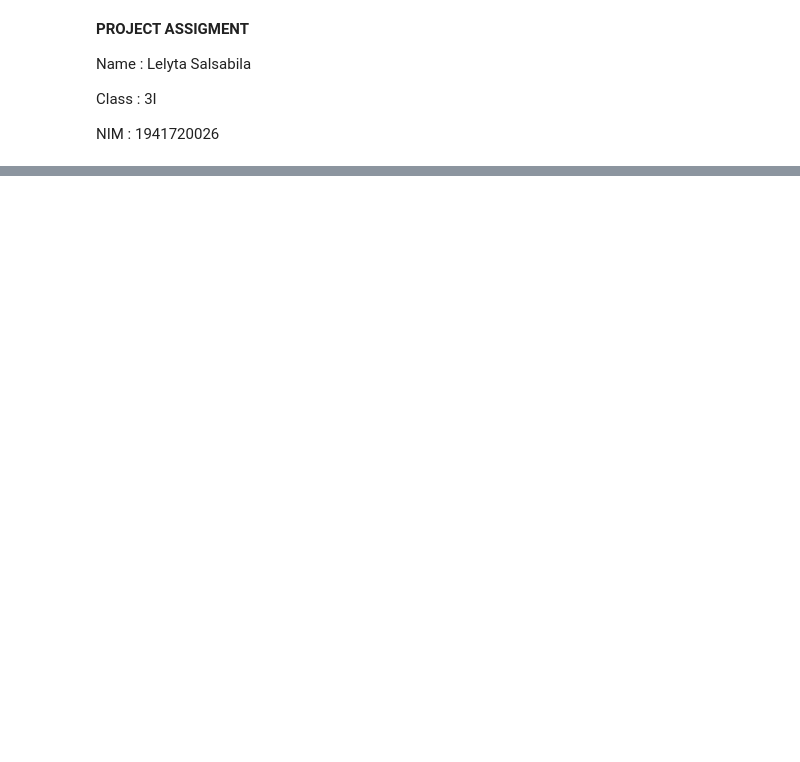
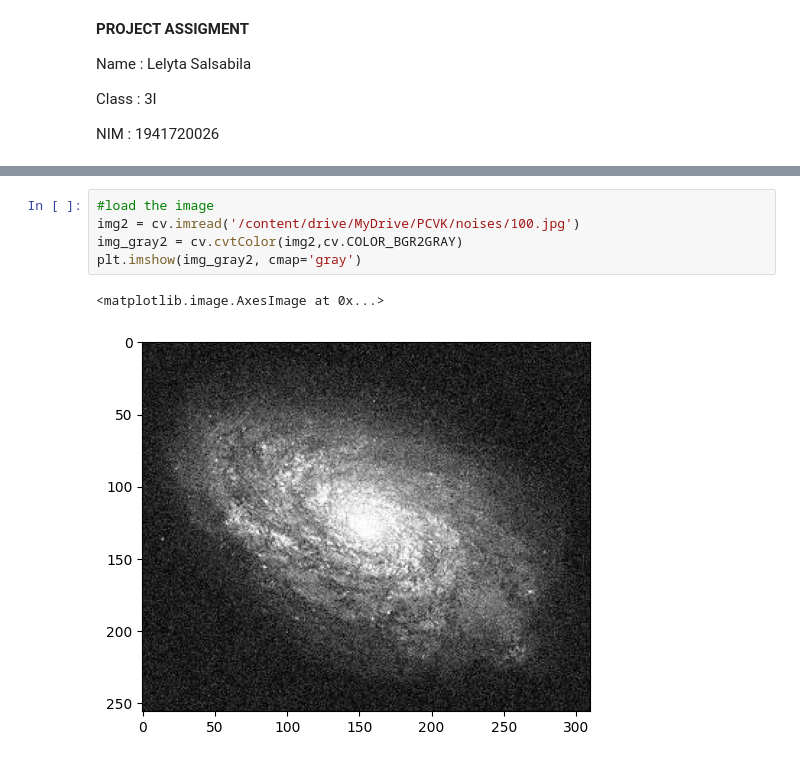
Before and after one commit to lelyta30/PCVK_GENAP_2023, a Jupyter notebook: week_8.ipynb, the cells around one changed output, grey strips where cells are left out. Drawn from its saved outputs; the diff is of its cells as text; blank space fills up the shorter version.

```diff
--- a/week_8.ipynb
+++ b/week_8.ipynb
@@ -243,0 +205,8 @@ array([[174, 173, 173, ..., 187, 158, 116],
+# %%
+#load the image
+img2 = cv.imread('/content/drive/MyDrive/PCVK/noises/100.jpg')
+img_gray2 = cv.cvtColor(img2,cv.COLOR_BGR2GRAY)
+plt.imshow(img_gray2, cmap='gray')
+# %% [output]
+<matplotlib.image.AxesImage at 0x...>
+[figure, added]
```
Also changed, not shown: parts of 47 cells of this notebook.
